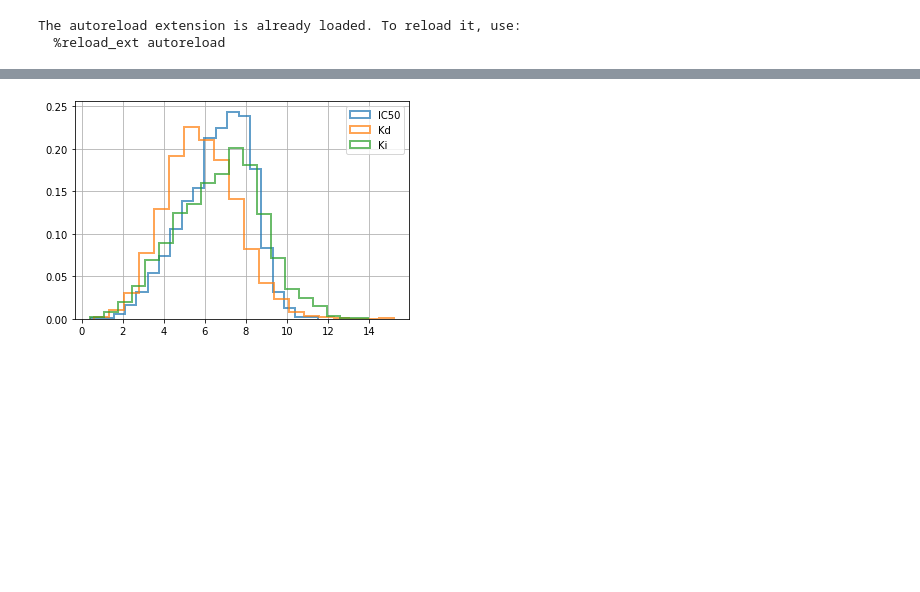
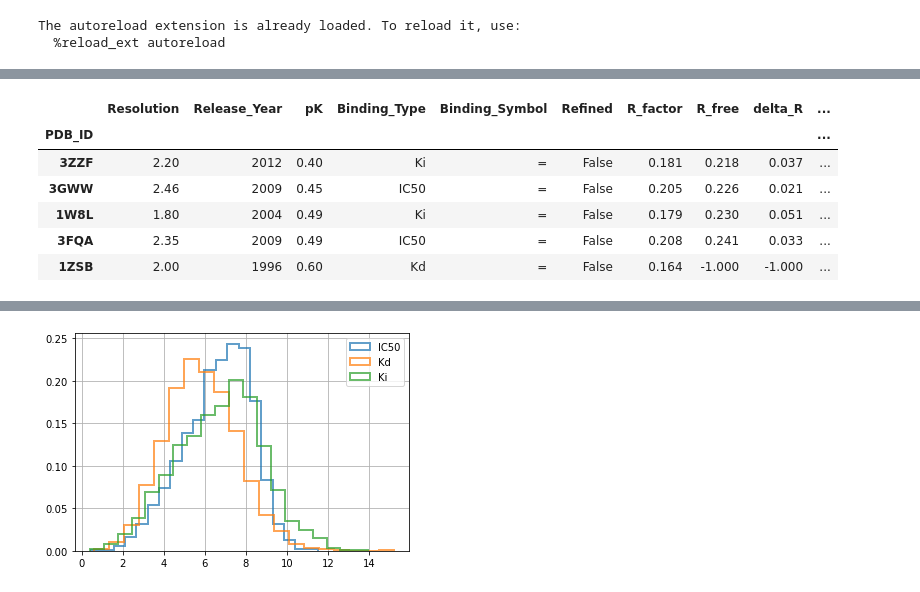
Before and after one commit to jessebmurray/ani2x_pdbbind, a Jupyter notebook: temp-analyze.ipynb, the cells around one changed output, grey strips where cells are left out. Drawn from its saved outputs; the diff is of its cells as text; code cells hidden in the pictures; blank space fills up the shorter version.

```diff
--- a/temp-analyze.ipynb
+++ b/temp-analyze.ipynb
@@ -11,0 +18,10 @@ df_gen = load_df_gen()
+# %%
+df_gen.head()
+# %% [output]
+|  | Resolution | Release_Year | pK | Binding_Type | Binding_Symbol | Refined | R_factor | R_free | delta_R | ... |
+| PDB_ID |  |  |  |  |  |  |  |  |  | ... |
+| 3ZZF | 2.20 | 2012 | 0.40 | Ki | = | False | 0.181 | 0.218 | 0.037 | ... |
+| 3GWW | 2.46 | 2009 | 0.45 | IC50 | = | False | 0.205 | 0.226 | 0.021 | ... |
+| 1W8L | 1.80 | 2004 | 0.49 | Ki | = | False | 0.179 | 0.230 | 0.051 | ... |
+| 3FQA | 2.35 | 2009 | 0.49 | IC50 | = | False | 0.208 | 0.241 | 0.033 | ... |
+| 1ZSB | 2.00 | 1996 | 0.60 | Kd | = | False | 0.164 | -1.000 | -1.000 | ... |
```
Also changed, not shown: parts of 4 cells of this notebook, 3 other files.
